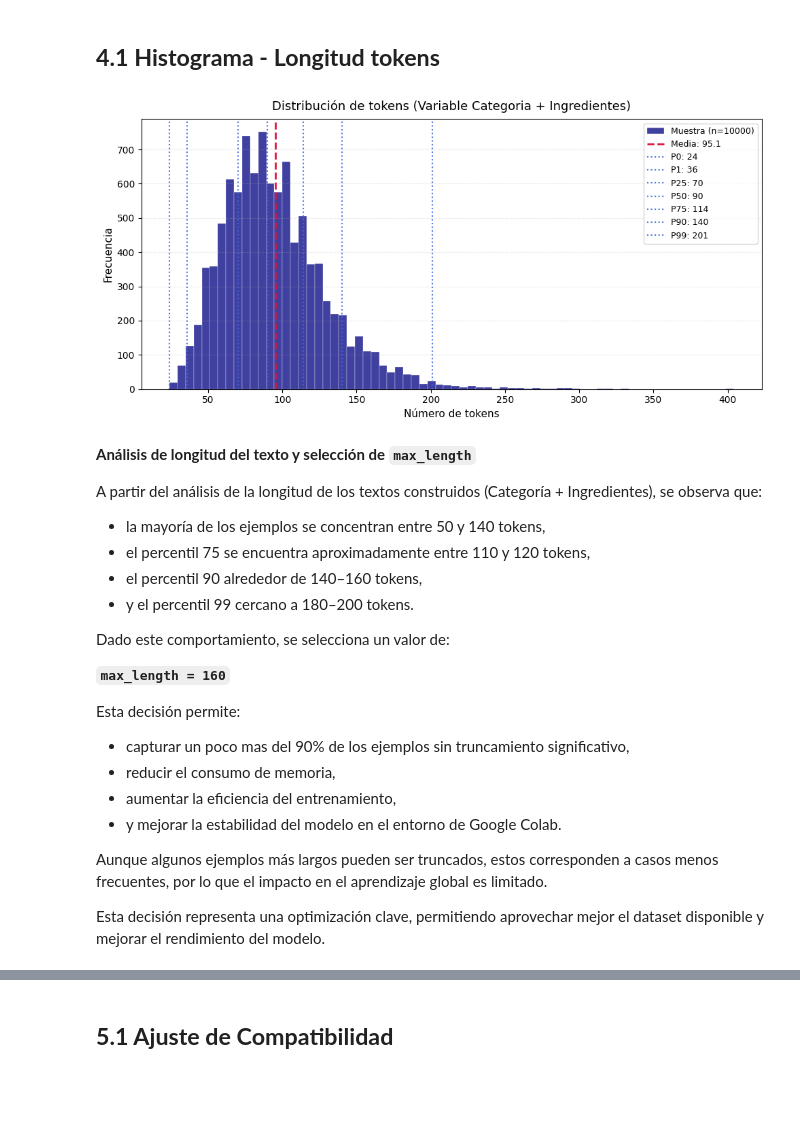
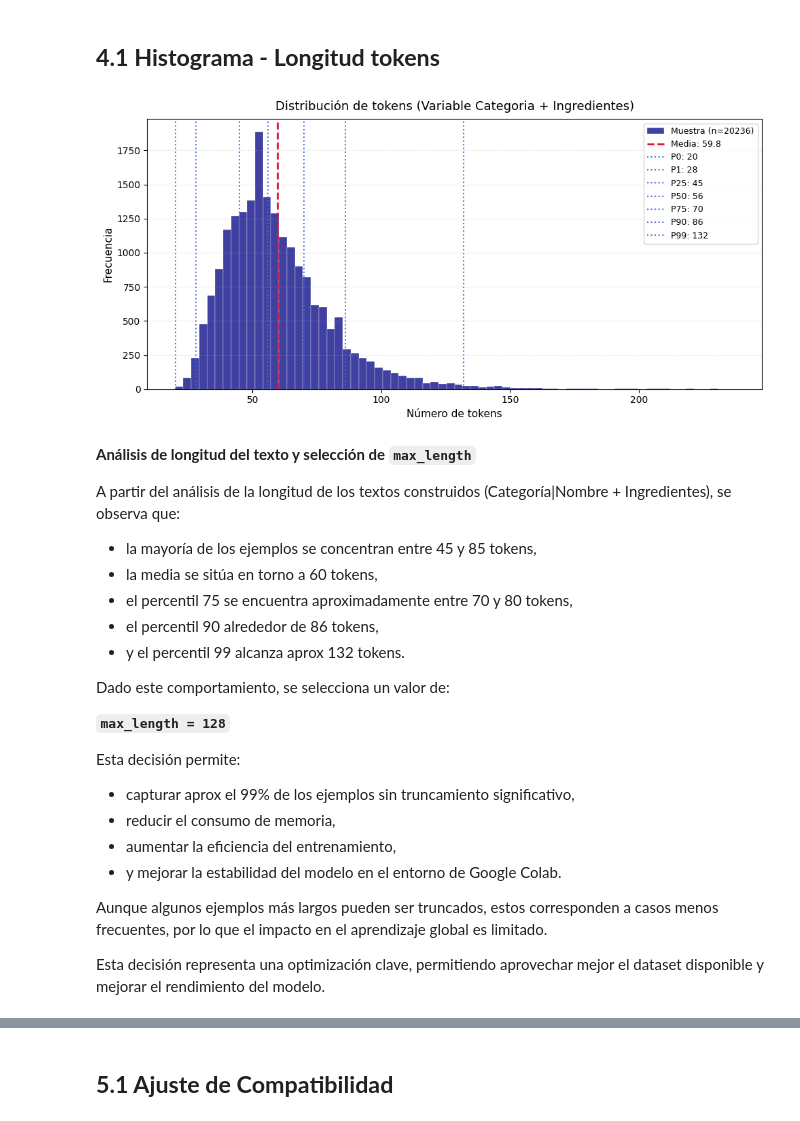
Before and after one commit to jhonattanreales21/nlp_icesi, a Jupyter notebook: unidad_5/Cano_Reales_text_generation_gpt.ipynb, the cells around one changed output, grey strips where cells are left out. Drawn from its saved outputs; the diff is of its cells as text; code cells hidden in the pictures; blank space fills up the shorter version.

```diff
--- a/unidad_5/Cano_Reales_text_generation_gpt.ipynb
+++ b/unidad_5/Cano_Reales_text_generation_gpt.ipynb
@@ -591,11 +545,6 @@ def clean_text(x):
     # Quitar artefactos de listas serializadas, pero conservar separadores útiles
     x = x.replace("[", " ").replace("]", " ").replace("'", " ").replace('"', " ")
 
-    # Eliminar fracciones, números y cantidades
-    x = re.sub(r"\b\d+\s*/\s*\d+\b", " ", x)  # 1/2, 3/4
-    x = re.sub(r"\b\d+[.,]?\d*\b", " ", x)  # 1, 2.5, 0,25
-    x = re.sub(r"[¼½¾⅐-⅟]", " ", x)  # fracciones unicode
-
     # Eliminar términos de porciones/proporciones
     x = re.sub(
         r"\b(porci[oó]n(?:es)?|raci[oó]n(?:es)?|proporci[oó]n(?:es)?)\b",
@@ -606,7 +555,13 @@ def clean_text(x):
 
     # Eliminar palabras de medidas
     x = re.sub(
-        r"\b(cucharad[ao]s?|tazas?|gramos?|kilogramos?|litros?|mililitros?|unidades?)\b",
+        r"\b(cucharad[ao]s?|cucharadita[s]?|pizca?|tazas?|gramo[s]?|g?|grs?|gr?|kilogramos?|kg?|litros?|mililitros?)\b",
+        " ",
+        x,
+        flags=re.IGNORECASE,
+    )
+    x = re.sub(
+        r"\b(diente[s]?|rebanada[s]?|vaso[s]?|unidad?|unidades?|sopera[s]?|chorro?|chorrito?|centímetro[s]?|cm?|cúbicos?|unidad[es]|puñado[s]?)\b",
         " ",
         x,
         flags=re.IGNORECASE,
@@ -614,11 +569,16 @@ def clean_text(x):
 
     # Eliminar números escritos en palabras y la palabra "de"
     x = re.sub(
-        r"\b(uno|dos|tres|cuatro|cinco|seis|siete|ocho|nueve|diez|de)\b",
+        r"\b(un[ao]|dos|tres|cuatro|cinco|seis|siete|ocho|nueve|diez|de)\b",
         " ",
         x,
         flags=re.IGNORECASE,
     )
+
+    # Eliminar fracciones, números y cantidades
+    x = re.sub(r"\b\d+\s*/\s*\d+\b", " ", x)  # 1/2, 3/4
+    x = re.sub(r"\b\d+[.,]?\d*\b", " ", x)  # 1, 2.5, 0,25
+    x = re.sub(r"[¼½¾⅐-⅟]", " ", x)  # fracciones unicode
 
     # Mantener letras, espacios, comas y puntos
     x = re.sub(r"[^\w\s,\.]", " ", x)
@@ -634,9 +594,17 @@ def clean_text(x):
     return x if x else "Desconocido"
 # %%
 # Definir función para construir el texto final con formato específico
+# Nota: Si la variable Categoria tiene valores nulos, se reemplazará por la variable Nombre.
+
+
 def build_ingredient_text(example):
     categoria = clean_text(example["Categoria"])
     ingredientes = clean_text(example["Ingredientes"])
+    nombre = clean_text(example["Nombre"])
+
+    # Reemplazar categoría nula por nombre
+    if categoria == "Desconocido":
+        categoria = nombre
 
     text = f"""### Categoría:
 {categoria}
@@ -652,8 +620,8 @@ formatted_dataset = dataset.map(build_ingredient_text)
 # %% [markdown]
 ## **3.7 Verificar el texto generado**
 # %%
-# Imprimimos 4 ejemplos aleatorios
-sample = pd.DataFrame(formatted_dataset["train"]).sample(4)["text"]
+# Imprimimos 3 ejemplos aleatorios
+sample = pd.DataFrame(formatted_dataset["train"]).sample(3, random_state=15)["text"]
 for i, text in enumerate(sample.values):
     print(f"Ejemplo {i+1}:\n{text}\n{'-'*40}\n")
 # %% [output]
@@ -698,7 +666,7 @@ def count_tokens(text):
 
 
 df_text = pd.DataFrame(formatted_dataset["train"])
-sample_df = df_text.sample(10000, random_state=42).copy()
+sample_df = df_text.copy()
 sample_df["token_len"] = sample_df["text"].apply(count_tokens)
 
 percentiles = [0, 1, 25, 50, 75, 90, 99]
@@ -714,53 +682,54 @@ plt.hist(
     alpha=0.75,
     edgecolor="white",
     linewidth=0.3,
-    label="Muestra (n=10000)",
+    label="Muestra (n={})".format(len(sample_df)),
 )
 plt.axvline(
     mean_len,
     color="crimson",
     linestyle="--",
     linewidth=2,
     label=f"Media: {mean_len:.1f}",
 )
 for p, val in zip(percentiles, pvals):
     plt.axvline(
         val,
         color="royalblue",
         linestyle=":",
         linewidth=1.5,
         alpha=0.9,
         label=f"P{p}: {val}",
     )
 
 plt.title(
     "Distribución de tokens (Variable Categoria + Ingredientes)", fontsize=13, pad=10
 )
 plt.xlabel("Número de tokens", fontsize=11)
 plt.ylabel("Frecuencia", fontsize=11)
 plt.grid(axis="y", alpha=0.25, linestyle="--")
 plt.legend(frameon=True, fontsize=9, loc="upper right")
 plt.tight_layout()
 plt.show()
 # %% [output]
-[figure, old version]
+[figure, new version]
 # %% [markdown]
 **Análisis de longitud del texto y selección de `max_length`**
 
-A partir del análisis de la longitud de los textos construidos (Categoría + Ingredientes), se observa que:
+A partir del análisis de la longitud de los textos construidos (Categoría|Nombre + Ingredientes), se observa que:
 
-- la mayoría de los ejemplos se concentran entre 50 y 140 tokens,
-- el percentil 75 se encuentra aproximadamente entre 110 y 120 tokens,
-- el percentil 90 alrededor de 140–160 tokens,
-- y el percentil 99 cercano a 180–200 tokens.
+- la mayoría de los ejemplos se concentran entre 45 y 85 tokens,
+- la media se sitúa en torno a 60 tokens,
+- el percentil 75 se encuentra aproximadamente entre 70 y 80 tokens,
+- el percentil 90 alrededor de 86 tokens,
+- y el percentil 99 alcanza aprox 132 tokens.
 
 Dado este comportamiento, se selecciona un valor de:
 
-**`max_length = 160`**
+**`max_length = 128`**
 
 Esta decisión permite:
 
-- capturar un poco mas del 90% de los ejemplos sin truncamiento significativo,
+- capturar aprox el 99% de los ejemplos sin truncamiento significativo,
 - reducir el consumo de memoria,
 - aumentar la eficiencia del entrenamiento,
 - y mejorar la estabilidad del modelo en el entorno de Google Colab.
```
Also changed, not shown: parts of 13 cells of this notebook.
